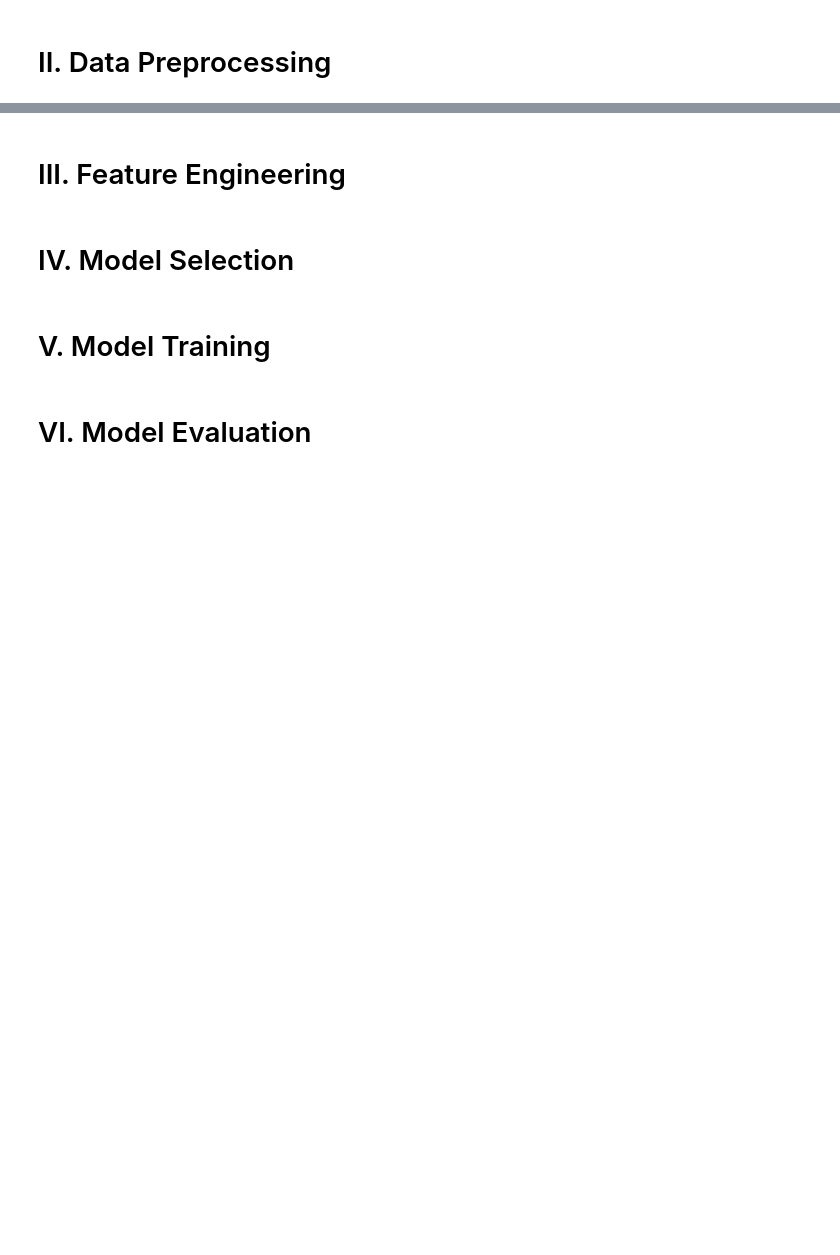
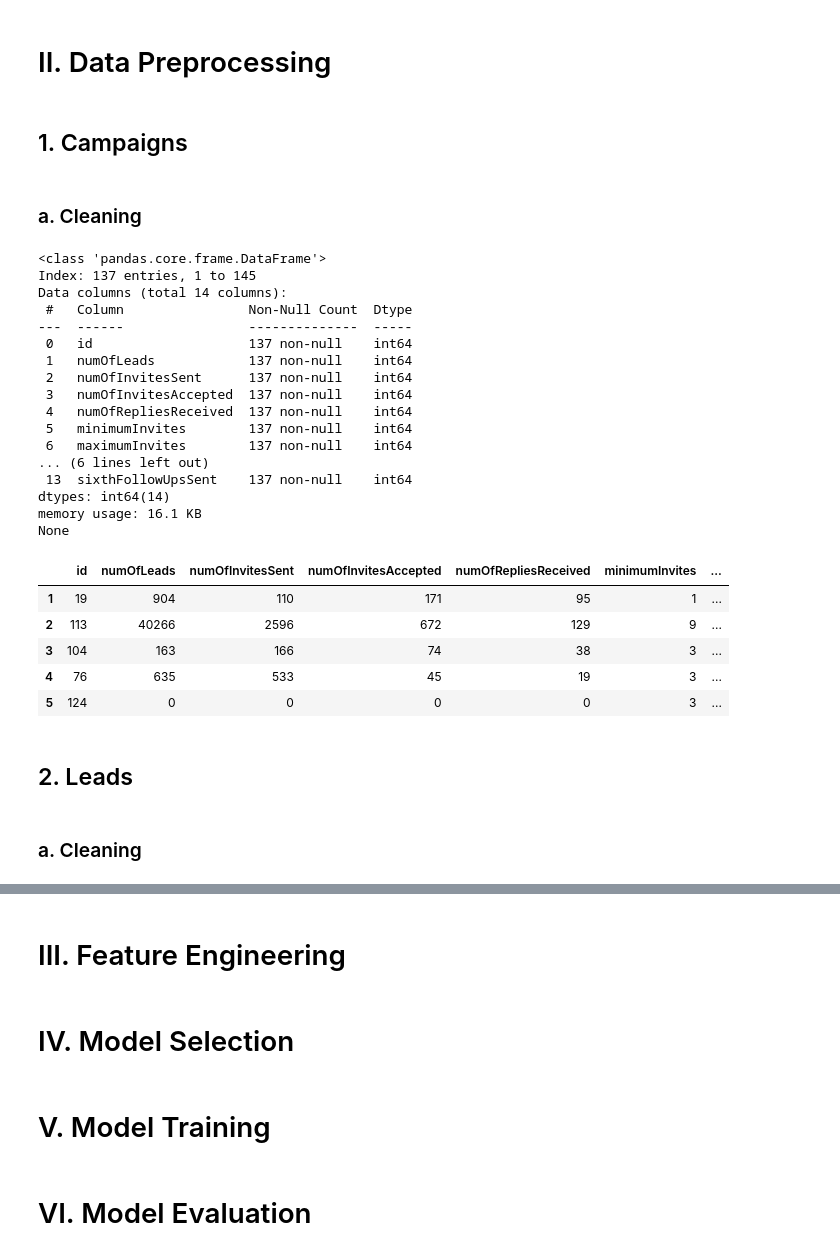
Before and after one commit to usersina/ml-lead-generating, a Jupyter notebook: notebook.ipynb, the cells around one changed output, grey strips where cells are left out. Drawn from its saved outputs; the diff is of its cells as text; code cells hidden in the pictures; blank space fills up the shorter version.

```diff
--- a/notebook.ipynb
+++ b/notebook.ipynb
@@ -108,2 +175,58 @@ users_df.head(n=1)
 # %% [markdown]
 # II. Data Preprocessing
+# %% [markdown]
+## 1. Campaigns
+# %% [markdown]
+### a. Cleaning
+# %%
+# Only consider the type "OutreachSalesNav" for campaigns
+campaigns_df = campaigns_df[campaigns_df['type'] == 'OutreachSalesNav']
+# %%
+campaigns_df = campaigns_df.drop(
+    [
+        # "id", this is needed since the relationship between the campaigns and the leads is based on this column
+        "status",
+        "name",
+        "type", # only consider the type "OutreachSalesNav"
+        "useFirstName", # deprecated, using the Message table instead
+        "useScraperAccounts", # scraper related
+        "userId",
+        "deleted",
+        "lastScheduledToScrapeAt", # scraper related
+        "createdAt",
+        "updatedAt",
+    ],
+    axis=1,
+    errors="ignore",
+)
+# %%
+print(campaigns_df.info())
+campaigns_df.head()
+# %% [output]
+<class 'pandas.core.frame.DataFrame'>
+Index: 137 entries, 1 to 145
+Data columns (total 14 columns):
+ #   Column                Non-Null Count  Dtype
+---  ------                --------------  -----
+ 0   id                    137 non-null    int64
+ 1   numOfLeads            137 non-null    int64
+ 2   numOfInvitesSent      137 non-null    int64
+ 3   numOfInvitesAccepted  137 non-null    int64
+ 4   numOfRepliesReceived  137 non-null    int64
+ 5   minimumInvites        137 non-null    int64
+ 6   maximumInvites        137 non-null    int64
+... (6 lines left out)
+ 13  sixthFollowUpsSent    137 non-null    int64
+dtypes: int64(14)
+memory usage: 16.1 KB
+None
+|  | id | numOfLeads | numOfInvitesSent | numOfInvitesAccepted | numOfRepliesReceived | minimumInvites | ... |
+| 1 | 19 | 904 | 110 | 171 | 95 | 1 | ... |
+| 2 | 113 | 40266 | 2596 | 672 | 129 | 9 | ... |
+| 3 | 104 | 163 | 166 | 74 | 38 | 3 | ... |
+| 4 | 76 | 635 | 533 | 45 | 19 | 3 | ... |
+| 5 | 124 | 0 | 0 | 0 | 0 | 3 | ... |
+# %% [markdown]
+## 2. Leads
+# %% [markdown]
+### a. Cleaning
```
Also changed, not shown: parts of 18 cells of this notebook.
